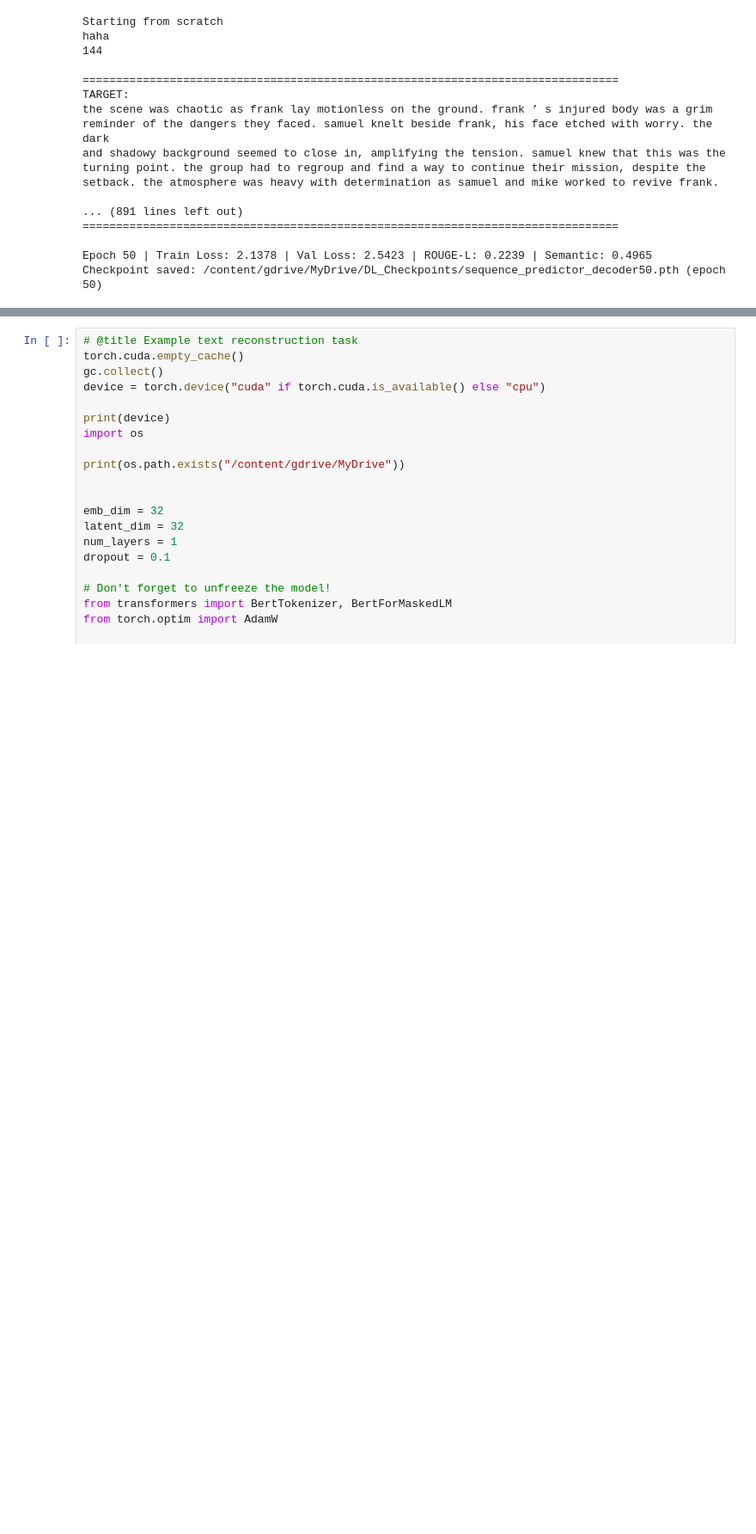
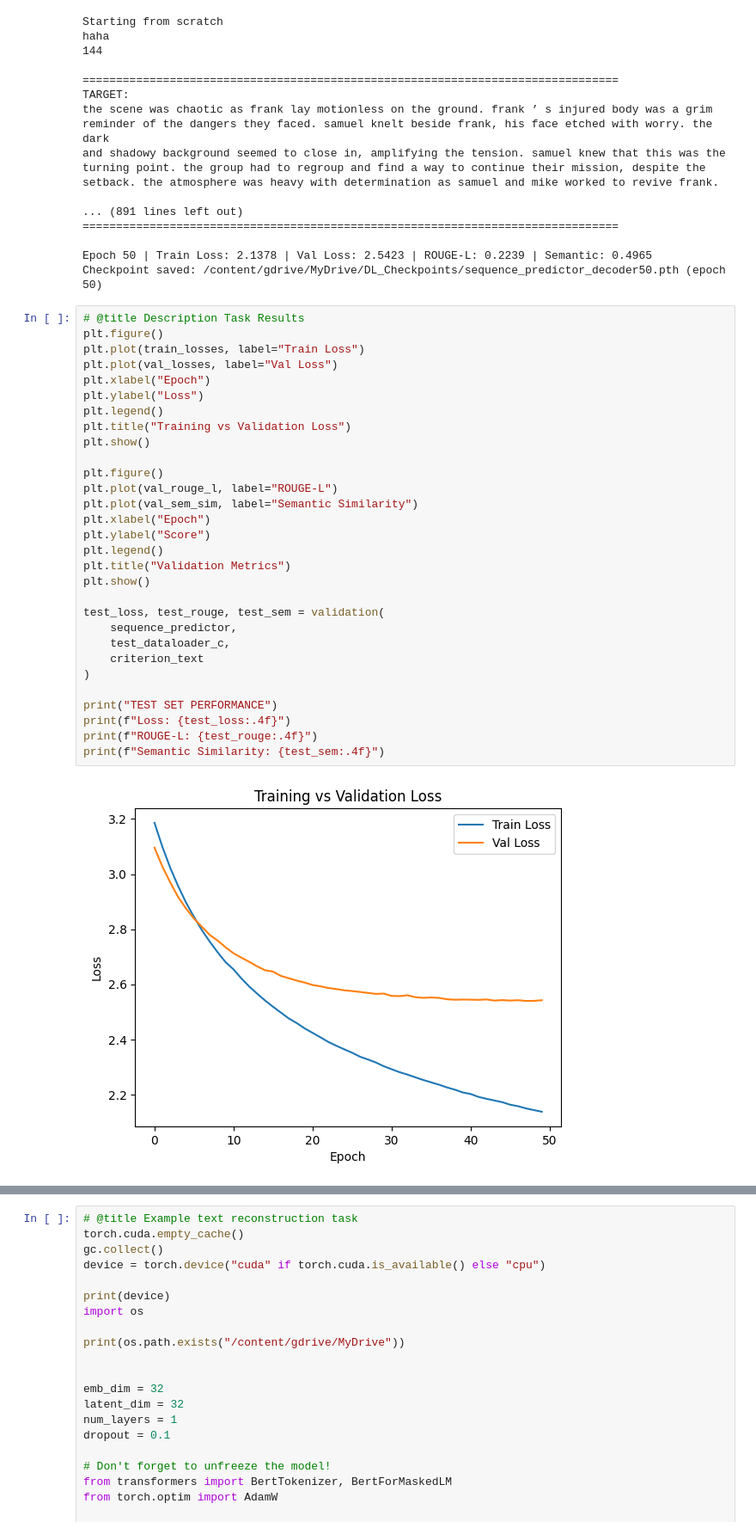
Before and after one commit to amjad-alhaffar/dnnls_final_project, a Jupyter notebook: Final_template.ipynb, the cells around one changed output, grey strips where cells are left out. Shown at 86% size. Cells and saved outputs as stored; diff of their text form; blank space fills up the shorter version.

Commit message:
add results plot

```diff
--- a/Final_template.ipynb
+++ b/Final_template.ipynb
@@ -1529,3 +1529,35 @@ setback. the atmosphere was heavy with determination as samuel and mike worked t
 
 Epoch 50 | Train Loss: 2.1378 | Val Loss: 2.5423 | ROUGE-L: 0.2239 | Semantic: 0.4965
 Checkpoint saved: /content/gdrive/MyDrive/DL_Checkpoints/sequence_predictor_decoder50.pth (epoch 50)
+# %%
+# @title Description Task Results
+plt.figure()
+plt.plot(train_losses, label="Train Loss")
+plt.plot(val_losses, label="Val Loss")
+plt.xlabel("Epoch")
+plt.ylabel("Loss")
+plt.legend()
+plt.title("Training vs Validation Loss")
+plt.show()
+
+plt.figure()
+plt.plot(val_rouge_l, label="ROUGE-L")
+plt.plot(val_sem_sim, label="Semantic Similarity")
+plt.xlabel("Epoch")
+plt.ylabel("Score")
+plt.legend()
+plt.title("Validation Metrics")
+plt.show()
+
+test_loss, test_rouge, test_sem = validation(
+    sequence_predictor,
+    test_dataloader_c,
+    criterion_text
+)
+
+print("TEST SET PERFORMANCE")
+print(f"Loss: {test_loss:.4f}")
+print(f"ROUGE-L: {test_rouge:.4f}")
+print(f"Semantic Similarity: {test_sem:.4f}")
+# %% [output]
+[figure, added]
```
Also changed, not shown: parts of 1 cell of this notebook.
